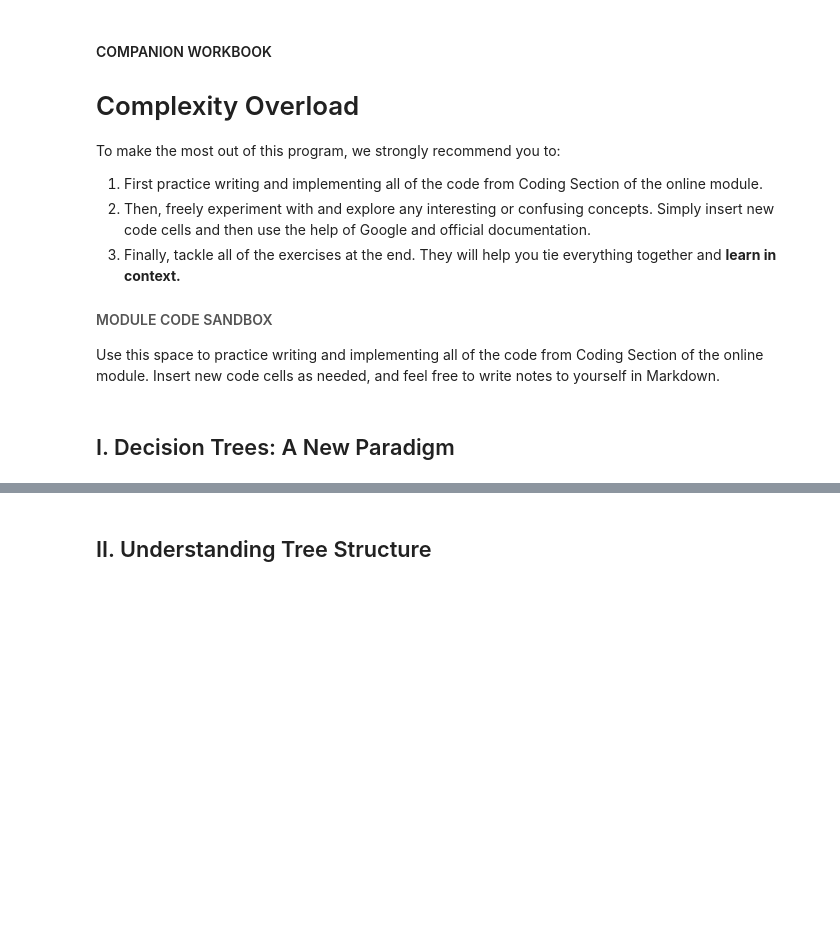
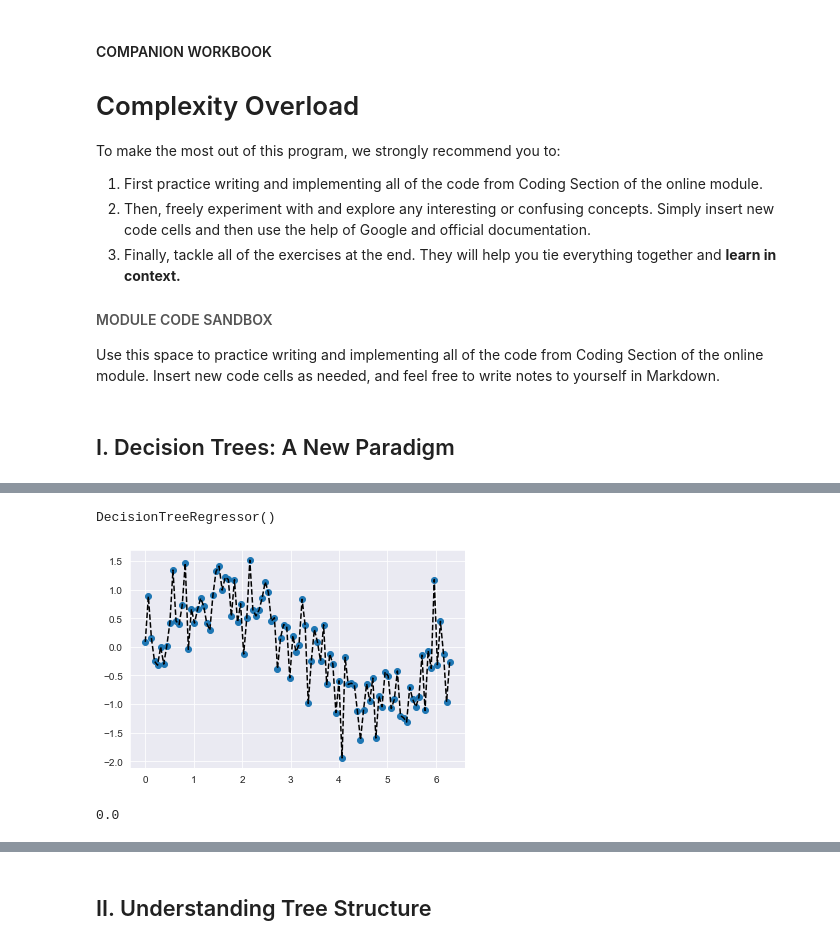
Before and after one commit to tundeiness/How_the_World_Works, a Jupyter notebook: 4 - Workbook - Complexity Overload.ipynb, the cells around one changed output, grey strips where cells are left out. Drawn from its saved outputs; the diff is of its cells as text; code cells hidden in the pictures; blank space fills up the shorter version.

Commit message:
wip workbook 4 decision tree

```diff
--- a/4 - Workbook - Complexity Overload.ipynb
+++ b/4 - Workbook - Complexity Overload.ipynb
@@ -13,3 +13,23 @@ To make the most out of this program, we strongly recommend you to:
 Use this space to practice writing and implementing all of the code from Coding Section of the online module. Insert new code cells as needed, and feel free to write notes to yourself in Markdown.
 # %% [markdown]
 ## I. Decision Trees: A New Paradigm
+# %%
+# import modules need for this task
+
+import numpy as np
+import pandas as pd
+
+from matplotlib import pyplot as plt
+import seaborn as sns
+%matplotlib inline
+
+
+sns.set_style('darkgrid')
+
+# import decision tree regressor
+from sklearn.tree import DecisionTreeRegressor
+# %%
+# import the simulated dataset
+
+df = pd.read_csv('simulated_data_csv')
+df.head()
@@ -15,0 +43,33 @@ Use this space to practice writing and implementing all of the code from Coding
+# %%
+def fit_and_plot_model(dataframe, model):
+    features = df.drop('y', axis=1)
+    target = df.y
+
+    model.fit(features, target)
+    plt.scatter(df.x, df.y)
+    plt.plot(df.x, model.predict(features), 'k--')
+
+    return model
+# %%
+# fit and plot an unconstrained decision tree
+model = fit_and_plot_model(df, DecisionTreeRegressor())
+
+print(model)
+# %% [output]
+DecisionTreeRegressor()
+[figure, added]
+# %%
+# evaluating the model
+
+#get actual y
+orig_y = df.y
+
+#get predicted y
+predict_y = model.predict(df.drop('y', axis=1))
+
+#get the total difference between actual y and predicted y values
+# the sum of the absolute values of the differences
+
+np.sum(np.absolute(orig_y - predict_y))
+# %% [output]
+0.0
```
Also changed, not shown: parts of 6 cells of this notebook.
